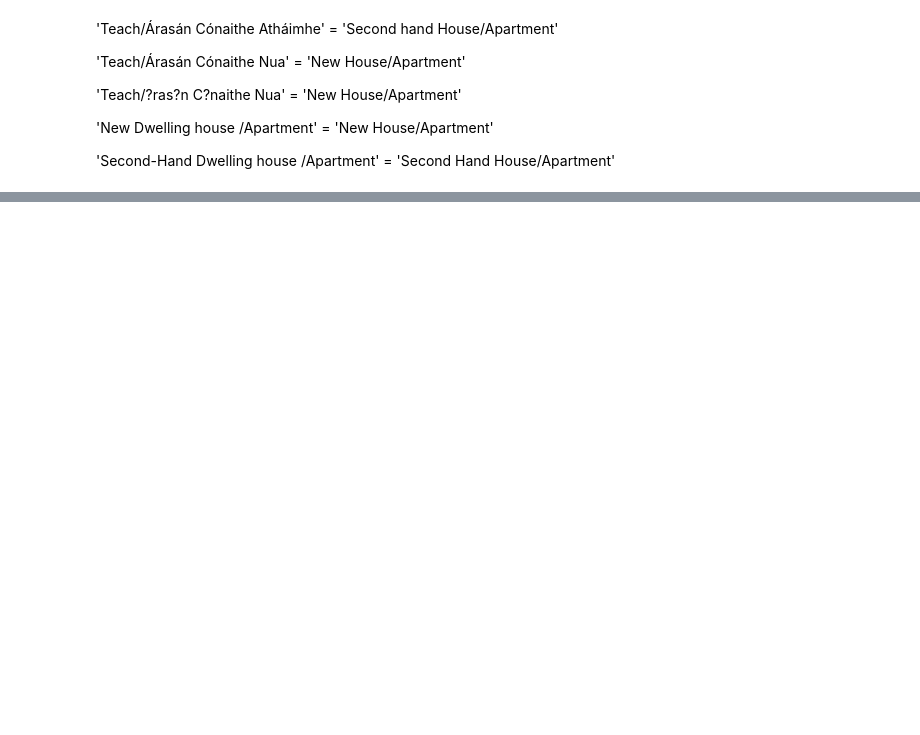
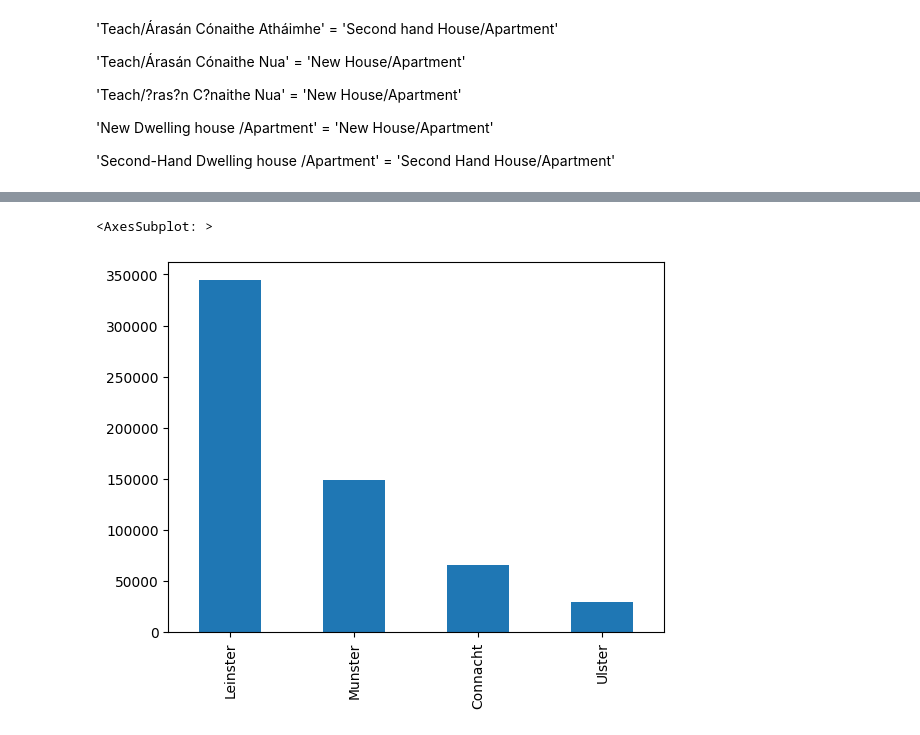
Before and after one commit to iamstarstuff/Ireland-PPR, a Jupyter notebook: EDA.ipynb, the cells around one changed output, grey strips where cells are left out. Drawn from its saved outputs; the diff is of its cells as text; code cells hidden in the pictures; blank space fills up the shorter version.

```diff
--- a/EDA.ipynb
+++ b/EDA.ipynb
@@ -181,0 +415,31 @@ fig.show()
+# %%
+county_to_province = {
+    'Carlow': 'Leinster',
+    'Cavan': 'Ulster',
+    'Clare': 'Munster',
+    'Cork': 'Munster',
+    'Donegal': 'Ulster',
+    'Dublin': 'Leinster',
+    'Galway': 'Connacht',
+    'Kerry': 'Munster',
+    'Kildare': 'Leinster',
+    'Kilkenny': 'Leinster',
+    'Laois': 'Leinster',
+    'Leitrim': 'Connacht',
+    'Limerick': 'Munster',
+    'Longford': 'Leinster',
+    'Louth': 'Leinster',
+    'Mayo': 'Connacht',
+    'Meath': 'Leinster',
+    'Monaghan': 'Ulster',
+    'Offaly': 'Leinster',
+    'Roscommon': 'Connacht',
+    'Sligo': 'Connacht',
+    'Tipperary': 'Munster',
+    'Waterford': 'Munster',
+    'Westmeath': 'Leinster',
+    'Wexford': 'Leinster',
+    'Wicklow': 'Leinster'
+}
+
+df['Province'] = df['County'].map(county_to_province)
@@ -181,0 +462,6 @@ fig.show()
+# %%
+province = df.Province.value_counts()
+province.plot.bar()
+# %% [output]
+<AxesSubplot: >
+[figure, added]
```
Also changed, not shown: parts of 57 cells of this notebook, 3 other files.
